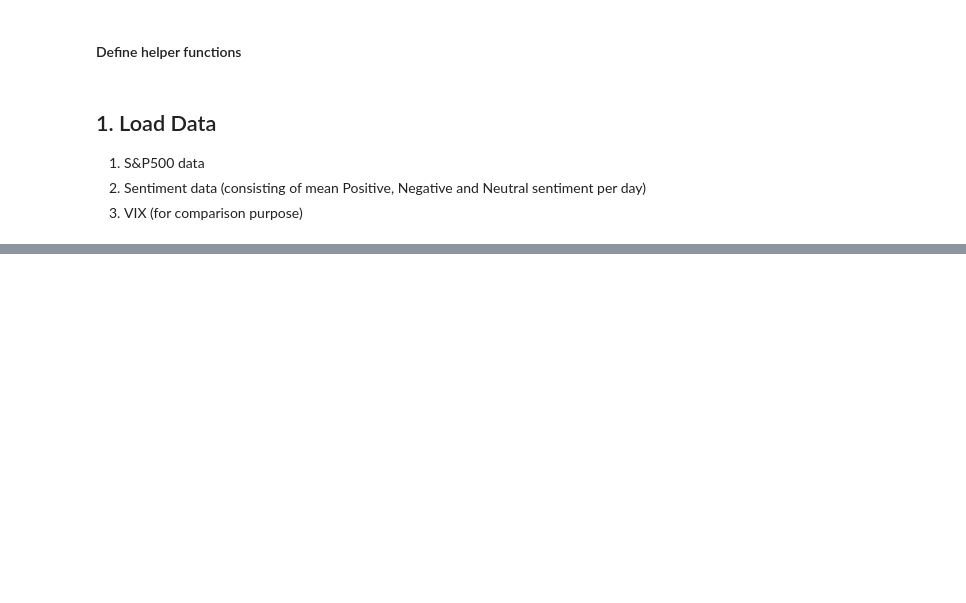
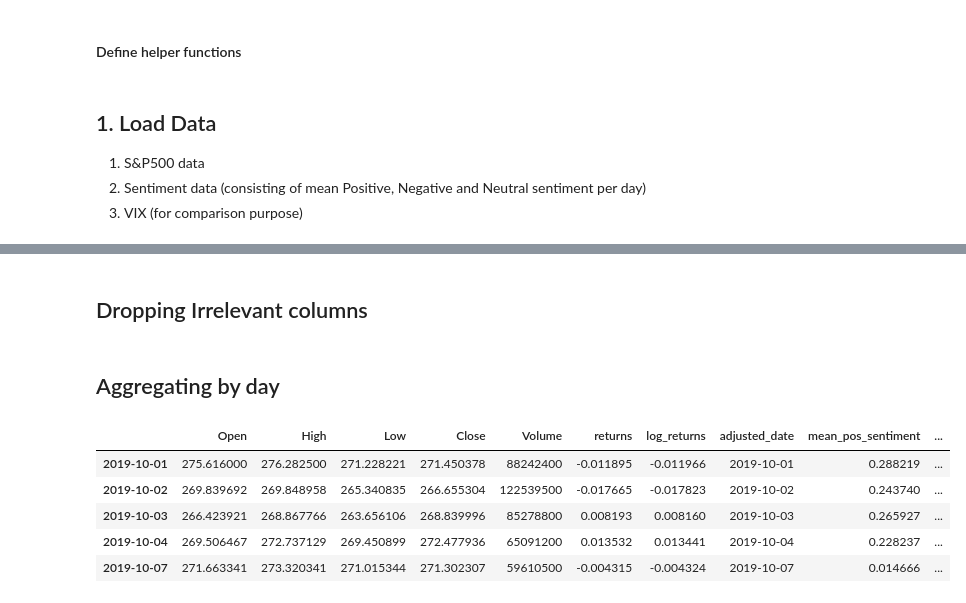
Before and after one commit to hwh1771/sentiment-analysis-volatility-forecasting, a Jupyter notebook: notebooks/04_garch_exogenous_spy.ipynb, the cells around one changed output, grey strips where cells are left out. Drawn from its saved outputs; the diff is of its cells as text; code cells hidden in the pictures; blank space fills up the shorter version.

```diff
--- a/notebooks/04_garch_exogenous_spy.ipynb
+++ b/notebooks/04_garch_exogenous_spy.ipynb
@@ -271,0 +68,50 @@ Covariance estimator: robust
+# %% [markdown]
+## Dropping Irrelevant columns
+# %%
+market_v1 = market_v1.drop(columns = ['Unnamed: 0'])
+market_v2 = market_v2.drop(columns = ['Unnamed: 0'])
+# %% [markdown]
+## Aggregating by day
+# %%
+agg_func = {
+            'pos_sentiment': 'mean',
+            'neg_sentiment': 'mean',
+            'neutral_sentiment': 'mean',
+            'pos_sentiment_w_preamb': 'mean',
+            'neg_sentiment_w_preamb': 'mean',
+            'neutral_sentiment_w_preamb': 'mean'}
+column_rename = {
+            'pos_sentiment': 'mean_pos_sentiment',
+            'neg_sentiment': 'mean_neg_sentiment',
+            'neutral_sentiment': 'mean_neutral_sentiment',
+            'pos_sentiment_w_preamb': 'mean_pos_preamble_sentiment',
+            'neg_sentiment_w_preamb': 'mean_neg_preamble_sentiment',
+            'neutral_sentiment_w_preamb': 'mean_neutral_preamble_sentiment'}
+
+market_v1 = market_v1.groupby(by='adjusted_date').agg(agg_func).rename(columns=column_rename).reset_index()
+market_v2 = market_v2.groupby(by='adjusted_date').agg(agg_func).rename(columns=column_rename).reset_index()
+# %%
+market_v1.index = pd.DatetimeIndex(market_v1['adjusted_date'])
+market_v2.index = pd.DatetimeIndex(market_v2['adjusted_date'])
+# %%
+# Merge all into one dataframe
+#FOR V1
+#vix.index = pd.DatetimeIndex(vix.index.tz_localize(None))
+data_with_sentiment_v1 = prices_df.join(market_v1, how='inner')#.join(vix[['VIX Close']], how='left')
+data_with_sentiment_v1 = data_with_sentiment_v1.drop(columns=['Date'])
+
+data_with_sentiment_v1['neg_sentiment_lag1'] = data_with_sentiment_v1['mean_neg_sentiment'].shift(1)
+data_with_sentiment_v1['neg_sentiment_diff'] = data_with_sentiment_v1['mean_neg_sentiment'] - data_with_sentiment_v1['neg_sentiment_lag1']
+#data_with_sentiment = data_with_sentiment.dropna()
+data_with_sentiment_v1 = data_with_sentiment_v1[1:]
+#data_with_sentiment = data_with_sentiment.join(t_rates_df)
+# Fill missing i/r data. Missing data is sparse, but might have to investigate.
+#data_with_sentiment = data_with_sentiment.ffill()
+data_with_sentiment_v1.head()
+# %% [output]
+|  | Open | High | Low | Close | Volume | returns | log_returns | adjusted_date | mean_pos_sentiment | ... |
+| 2019-10-01 | 275.616000 | 276.282500 | 271.228221 | 271.450378 | 88242400 | -0.011895 | -0.011966 | 2019-10-01 | 0.288219 | ... |
+| 2019-10-02 | 269.839692 | 269.848958 | 265.340835 | 266.655304 | 122539500 | -0.017665 | -0.017823 | 2019-10-02 | 0.243740 | ... |
+| 2019-10-03 | 266.423921 | 268.867766 | 263.656106 | 268.839996 | 85278800 | 0.008193 | 0.008160 | 2019-10-03 | 0.265927 | ... |
+| 2019-10-04 | 269.506467 | 272.737129 | 269.450899 | 272.477936 | 65091200 | 0.013532 | 0.013441 | 2019-10-04 | 0.228237 | ... |
+| 2019-10-07 | 271.663341 | 273.320341 | 271.015344 | 271.302307 | 59610500 | -0.004315 | -0.004324 | 2019-10-07 | 0.014666 | ... |
```
Also changed, not shown: parts of 48 cells of this notebook.
